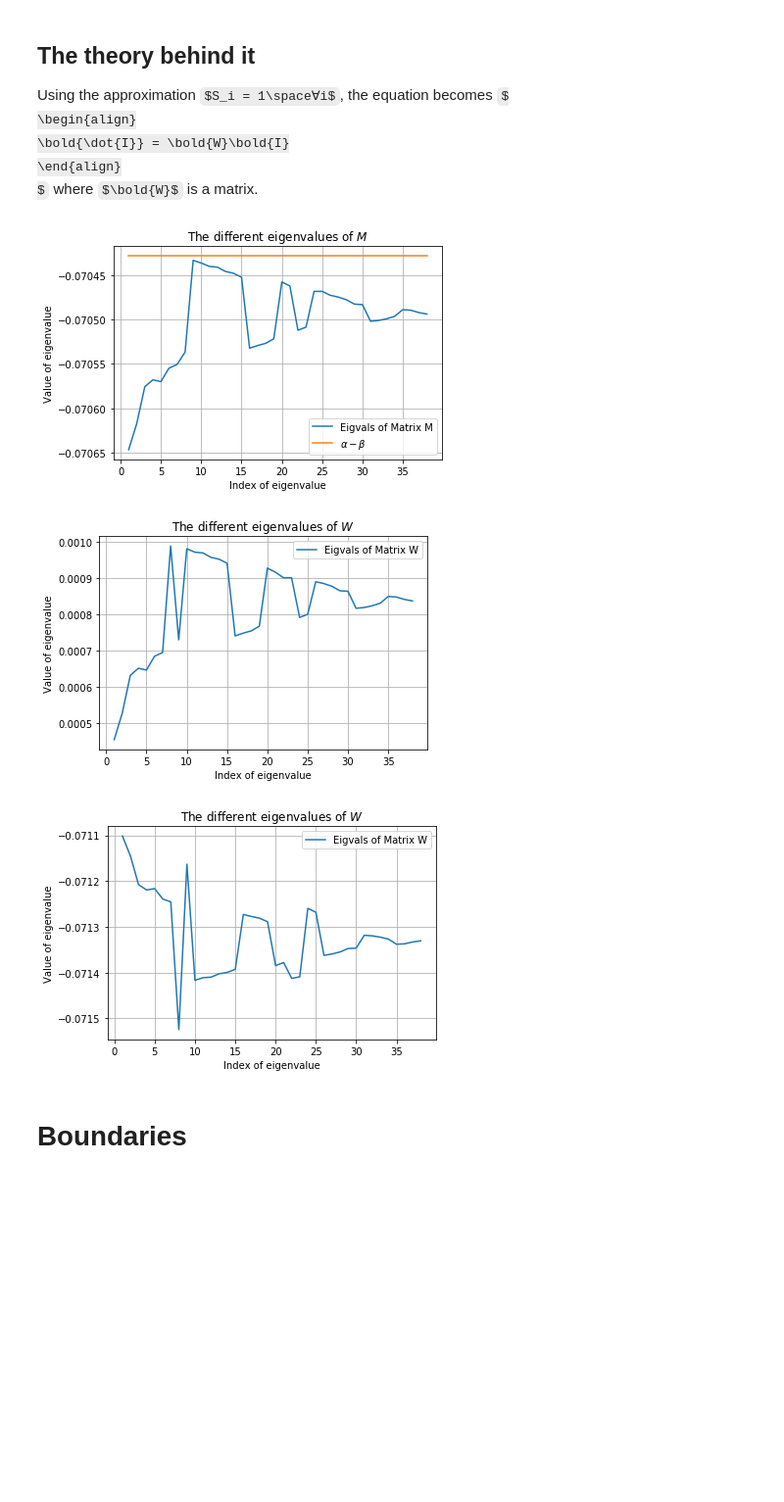
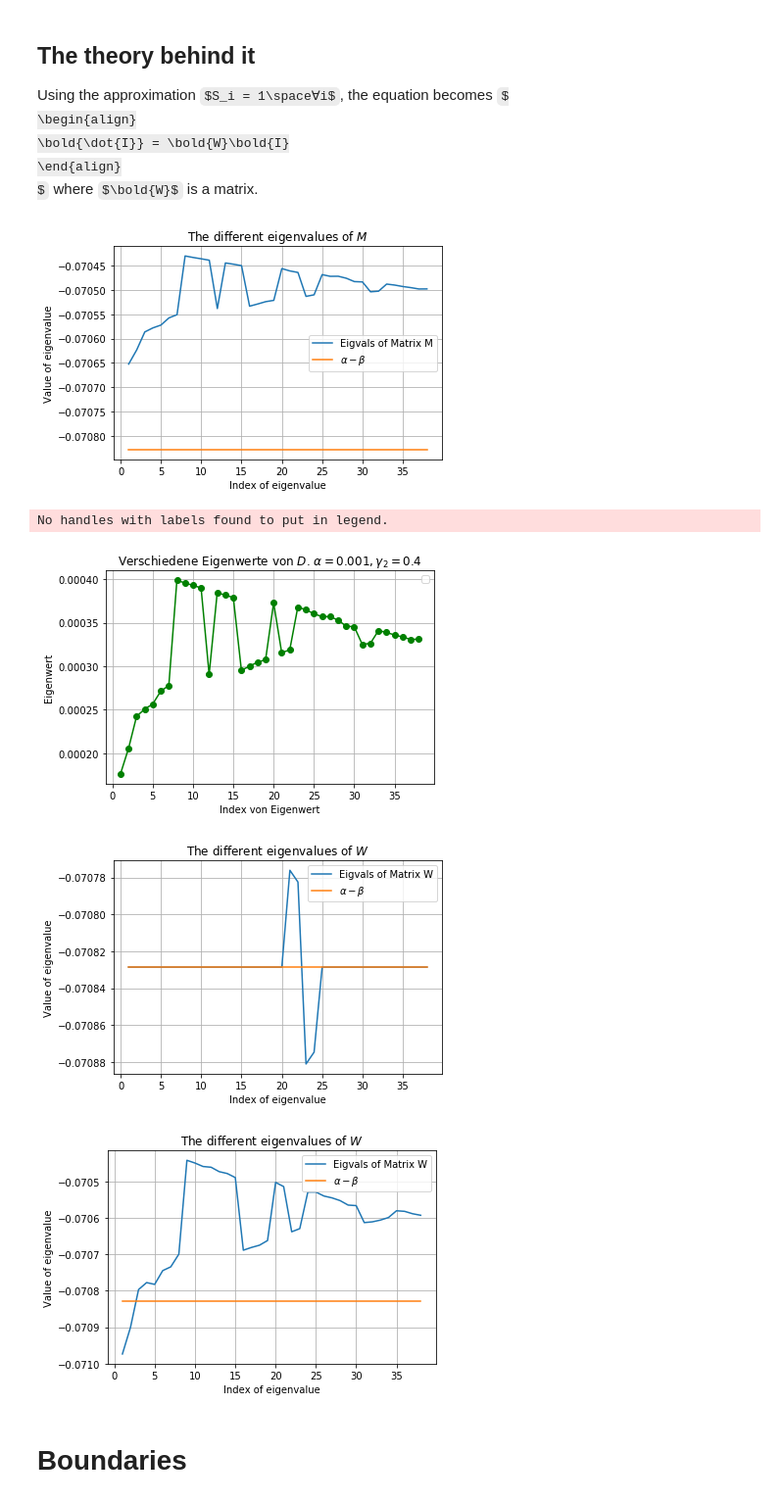
Before and after one commit to torbensun/Modeling-Of-Epidemics-With-Compartmental-And-Network-Models, a Jupyter notebook: Project.ipynb, the cells around one changed output. Shown at 98% size. Drawn from its saved outputs; the diff is of its cells as text; code cells hidden in the pictures; some formulas as TeX source; blank space fills up the shorter version.

Commit message:
Eigenvalues of Matrix

```diff
--- a/Project.ipynb
+++ b/Project.ipynb
@@ -549,12 +537,11 @@ $
 $
 where $\bold{W}$ is a matrix.
 # %%
-
 # the matrix w
 
 def matrixM(cl):
 
-    W = np.array([np.zeros(cl.dimension) for i in range(cl.dimension)])
+    M = np.array([np.zeros(cl.dimension) for i in range(cl.dimension)])
     gamma2 = 1 - cl.commuters_day
 
     P = cl.commuters
@@ -573,17 +560,17 @@ def matrixM(cl):
     for i in range(cl.dimension):
         for j in range(cl.dimension):
             if (i == j):
-                W[i, j] = cl.alpha * (cl.commuters_day + gamma2 * Nr[i]**2 / (cl.N[i] * (Nr[i] + sum(P[i, :])))) - cl.beta
+                M[i, j] = cl.alpha * (cl.commuters_day + gamma2 * Nr[i]**2 / (cl.N[i] * (Nr[i] + sum(P[i, :])))) - cl.beta
             elif (i != j):
-                W[i, j] = cl.alpha * gamma2 * (P[j, i] * Nr[i] / (cl.N[i] * (Nr[i] + sum(P[i, :]))) + P[j, i] * Nr[j] / (cl.N[i] * (Nr[j] + sum(P[j, :]))) + sumba[i, j])
+                M[i, j] = cl.alpha * gamma2 * (P[i, j] * Nr[i] / (cl.N[i] * (Nr[i] + sum(P[i, :]))) + P[j, i] * Nr[j] / (cl.N[i] * (Nr[j] + sum(P[j, :]))) + sumba[i, j])
 
-    return W
+    return M
 
 
 
-def matrixW(cl):
+def matrixD(cl):
 
-    W = np.array([np.zeros(cl.dimension) for i in range(cl.dimension)])
+    D = np.array([np.zeros(cl.dimension) for i in range(cl.dimension)])
     gamma2 = 1 - cl.commuters_day
 
     P = cl.commuters
@@ -602,11 +589,11 @@ def matrixW(cl):
     for i in range(cl.dimension):
         for j in range(cl.dimension):
             if (i == j):
-                W[i, j] = cl.alpha * ( Nr[i]**2 / (cl.N[i] * (Nr[i] + sum(P[i, :]))))
+                D[i, j] = cl.alpha * (gamma2 * Nr[i]**2 / (cl.N[i] * (Nr[i] + sum(P[i, :]))))
             elif (i != j):
-                W[i, j] = cl.alpha * (P[j, i] * Nr[i] / (cl.N[i] * (Nr[i] + sum(P[i, :]))) + P[j, i] * Nr[j] / (cl.N[i] * (Nr[j] + sum(P[j, :]))) + sumba[i, j])
+                D[i, j] = cl.alpha * gamma2 * (P[i, j] * Nr[i] / (cl.N[i] * (Nr[i] + sum(P[i, :]))) + P[j, i] * Nr[j] / (cl.N[i] * (Nr[j] + sum(P[j, :]))) + sumba[i, j])
 
-    return W
+    return D
 
 
 def matrixM_HEAVI(cl, gamma1):
@@ -644,58 +631,75 @@ def matrixM_HEAVI(cl, gamma1):
 
 dimension = 38
 
-M = region_setup(dimension)[0]
-N = import_rki_data(M, 7)[2]
+reg = region_setup(dimension)[0]
+N = import_rki_data(reg, 7)[2]
 
 
 small = Data(0.001, 1/14, dimension, "Pendler.txt", 0.6, N)
 
 
-M = matrixM(small)
+Mat = matrixM(small)
 
-W = matrixW(small)
+D = matrixW(small)
 
 
-eigvalues = np.linalg.eigvals(M)
-eigvaluesW = np.linalg.eigvals(W)
+eigvalues = np.linalg.eigvals(Mat)
+eigvaluesD = np.linalg.eigvals(D)
 
 nr = np.array([i for i in range(1, 39, 1)])
 
-ew = np.ones(small.dimension) * (small.alpha - small.beta)
+ew = np.ones(small.dimension) * (small.commuters_day * small.alpha - small.beta)
 
 plt.figure(1)
 plt.plot(nr, eigvalues, label="Eigvals of Matrix M")
 plt.plot(nr, ew, label=r"$\alpha - \beta$")
 plt.grid()
 plt.legend()
 plt.xlabel("Index of eigenvalue")
 plt.ylabel("Value of eigenvalue")
 plt.title(r"The different eigenvalues of $M$")
 plt.show()
 
 
 
 plt.figure(2)
-plt.plot(nr, eigvaluesW, label="Eigvals of Matrix W")
+plt.plot(nr, eigvaluesD, "-og")
+plt.grid()
+plt.legend()
+plt.xlabel("Index von Eigenwert")
+plt.ylabel("Eigenwert")
+plt.title(r"Verschiedene Eigenwerte von $D$. $\alpha = 0.001, \gamma_2 = 0.4$")
+plt.savefig("./Media/Plots/small/EigenW.pdf", dpi=200, bbox_inches="tight")
+plt.show()
+
+
+plt.figure(3)
+plt.plot(nr, eigvalues-eigvaluesW, label="Eigvals of Matrix W")
+plt.plot(nr, ew, label=r"$\alpha - \beta$")
 plt.grid()
 plt.legend()
 plt.xlabel("Index of eigenvalue")
 plt.ylabel("Value of eigenvalue")
 plt.title(r"The different eigenvalues of $W$")
 plt.show()
 
-plt.figure(3)
-plt.plot(nr, eigvalues-eigvaluesW, label="Eigvals of Matrix W")
+
+E = np.linalg.eigvals(matrixM_HEAVI(small, 0.0))
+plt.figure(4)
+plt.plot(nr, E, label="Eigvals of Matrix W")
+plt.plot(nr, ew, label=r"$\alpha - \beta$")
 plt.grid()
 plt.legend()
 plt.xlabel("Index of eigenvalue")
 plt.ylabel("Value of eigenvalue")
 plt.title(r"The different eigenvalues of $W$")
 plt.show()
 # %% [output]
-[figure, old version]
+[figure, new version]
+No handles with labels found to put in legend.
-[figure, old version]
+[figure, new version]
-[figure, old version]
+[figure, new version]
+[figure, added]
 # %% [markdown]
 # Boundaries
 # %% [markdown]
```
Also changed, not shown: parts of 1 cell of this notebook, 1 other file.
